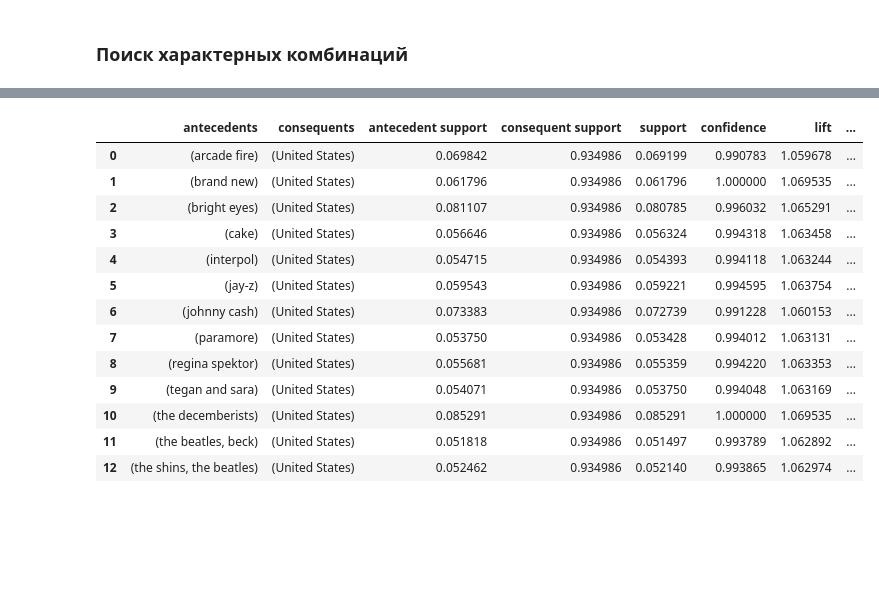
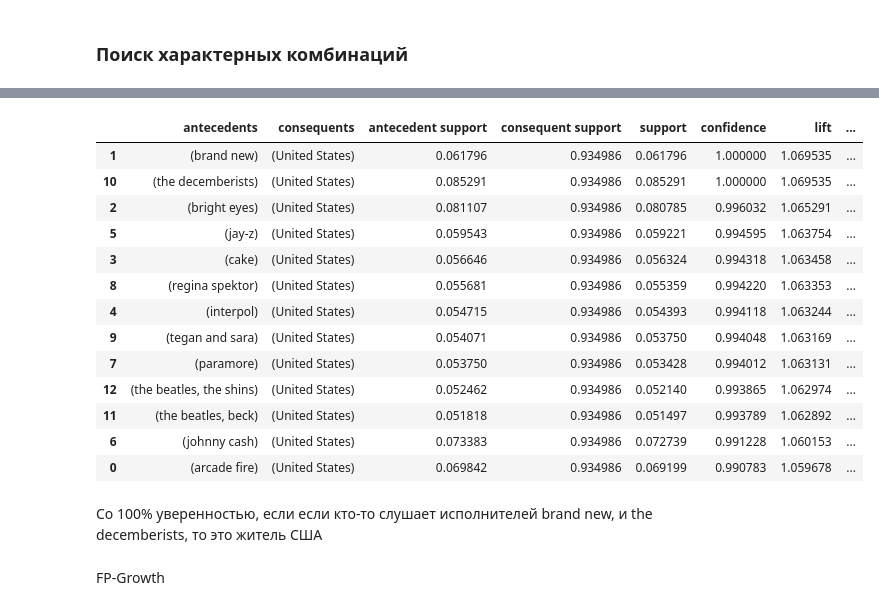
Before and after one commit to Forcause/ML_Labs, a Jupyter notebook: Lab_2/task2.ipynb, the cells around one changed output, grey strips where cells are left out. Saved outputs shown, nothing was run; the diff lists cells and outputs as text; code cells hidden in the pictures; blank space fills up the shorter version.

```diff
--- a/Lab_2/task2.ipynb
+++ b/Lab_2/task2.ipynb
@@ -331,20 +237,23 @@ apriori_country
 185 rows × 2 columns
 # %%
 apriori_country_rules = ml.association_rules(apriori_country, metric="confidence", min_threshold=0.99)
-#apriori_country_rules.loc[apriori_country_rules['antecedents'] == "(United States)"]
-apriori_country_rules
+apriori_country_rules.sort_values('confidence', ascending=False)
 # %% [output]
 |  | antecedents | consequents | antecedent support | consequent support | support | confidence | lift | ... |
+| 1 | (brand new) | (United States) | 0.061796 | 0.934986 | 0.061796 | 1.000000 | 1.069535 | ... |
+| 10 | (the decemberists) | (United States) | 0.085291 | 0.934986 | 0.085291 | 1.000000 | 1.069535 | ... |
+| 2 | (bright eyes) | (United States) | 0.081107 | 0.934986 | 0.080785 | 0.996032 | 1.065291 | ... |
+| 5 | (jay-z) | (United States) | 0.059543 | 0.934986 | 0.059221 | 0.994595 | 1.063754 | ... |
+| 3 | (cake) | (United States) | 0.056646 | 0.934986 | 0.056324 | 0.994318 | 1.063458 | ... |
+| 8 | (regina spektor) | (United States) | 0.055681 | 0.934986 | 0.055359 | 0.994220 | 1.063353 | ... |
+| 4 | (interpol) | (United States) | 0.054715 | 0.934986 | 0.054393 | 0.994118 | 1.063244 | ... |
+| 9 | (tegan and sara) | (United States) | 0.054071 | 0.934986 | 0.053750 | 0.994048 | 1.063169 | ... |
+| 7 | (paramore) | (United States) | 0.053750 | 0.934986 | 0.053428 | 0.994012 | 1.063131 | ... |
+| 12 | (the beatles, the shins) | (United States) | 0.052462 | 0.934986 | 0.052140 | 0.993865 | 1.062974 | ... |
+| 11 | (the beatles, beck) | (United States) | 0.051818 | 0.934986 | 0.051497 | 0.993789 | 1.062892 | ... |
+| 6 | (johnny cash) | (United States) | 0.073383 | 0.934986 | 0.072739 | 0.991228 | 1.060153 | ... |
 | 0 | (arcade fire) | (United States) | 0.069842 | 0.934986 | 0.069199 | 0.990783 | 1.059678 | ... |
-| 1 | (brand new) | (United States) | 0.061796 | 0.934986 | 0.061796 | 1.000000 | 1.069535 | ... |
-| 2 | (bright eyes) | (United States) | 0.081107 | 0.934986 | 0.080785 | 0.996032 | 1.065291 | ... |
-| 3 | (cake) | (United States) | 0.056646 | 0.934986 | 0.056324 | 0.994318 | 1.063458 | ... |
-| 4 | (interpol) | (United States) | 0.054715 | 0.934986 | 0.054393 | 0.994118 | 1.063244 | ... |
-| 5 | (jay-z) | (United States) | 0.059543 | 0.934986 | 0.059221 | 0.994595 | 1.063754 | ... |
-| 6 | (johnny cash) | (United States) | 0.073383 | 0.934986 | 0.072739 | 0.991228 | 1.060153 | ... |
-| 7 | (paramore) | (United States) | 0.053750 | 0.934986 | 0.053428 | 0.994012 | 1.063131 | ... |
-| 8 | (regina spektor) | (United States) | 0.055681 | 0.934986 | 0.055359 | 0.994220 | 1.063353 | ... |
-| 9 | (tegan and sara) | (United States) | 0.054071 | 0.934986 | 0.053750 | 0.994048 | 1.063169 | ... |
-| 10 | (the decemberists) | (United States) | 0.085291 | 0.934986 | 0.085291 | 1.000000 | 1.069535 | ... |
-| 11 | (the beatles, beck) | (United States) | 0.051818 | 0.934986 | 0.051497 | 0.993789 | 1.062892 | ... |
-| 12 | (the shins, the beatles) | (United States) | 0.052462 | 0.934986 | 0.052140 | 0.993865 | 1.062974 | ... |
+# %% [markdown]
+Со 100% уверенностью, если если кто-то слушает исполнителей brand new, и the decemberists, то это житель США
+# %% [markdown]
+FP-Growth
```
Also changed, not shown: parts of 34 cells of this notebook.
